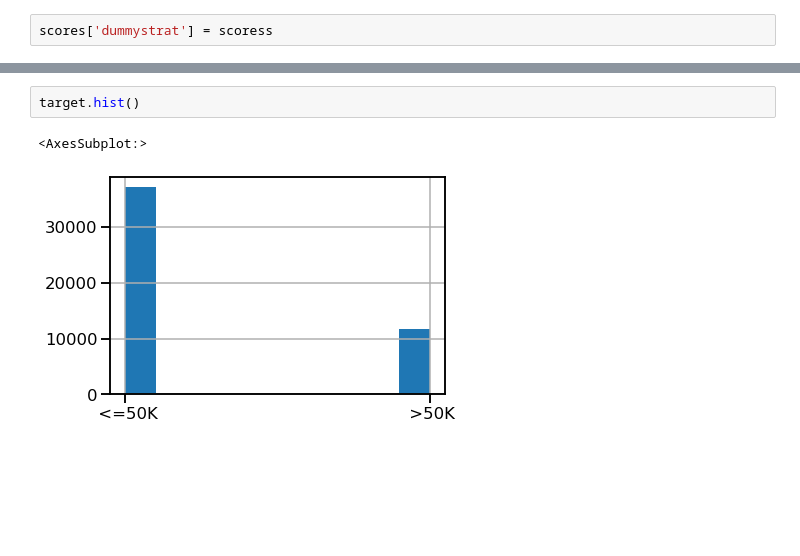
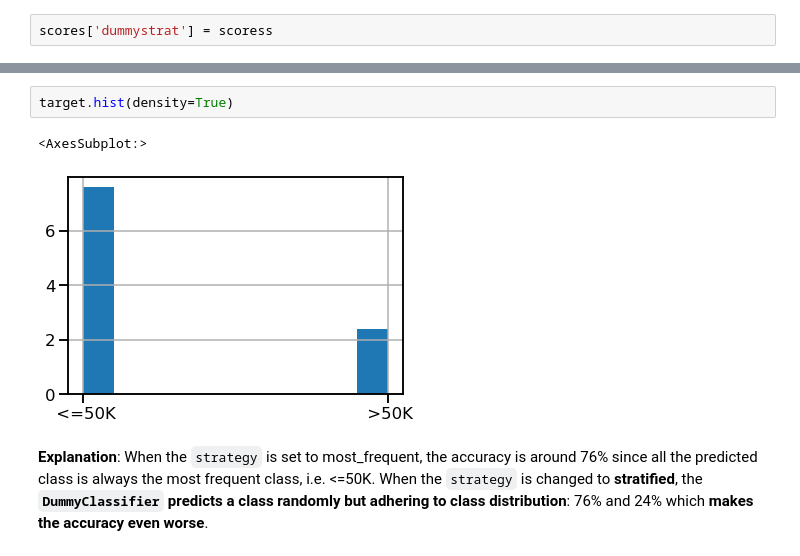
Before and after one commit to szalmaf/Machine-Learning-in-Python-with-scikit-learn, a Jupyter notebook: 0702_Exercise_M7.01_cross_validation_chance_dummy_logistic.ipynb, the cells around one changed output, grey strips where cells are left out. Saved outputs shown, nothing was run; the diff lists cells and outputs as text; blank space fills up the shorter version.

Commit message:
Add explanation to DummyClassifier becoming worse

```diff
--- a/0702_Exercise_M7.01_cross_validation_chance_dummy_logistic.ipynb
+++ b/0702_Exercise_M7.01_cross_validation_chance_dummy_logistic.ipynb
@@ -175,5 +175,7 @@ scores.plot.hist(bins=30, alpha=0.7)
 # %%
-target.hist()
+target.hist(density=True)
 # %% [output]
 <AxesSubplot:>
-[figure, old version]
+[figure, new version]
+# %% [markdown]
+**Explanation**: When the `strategy` is set to most_frequent, the accuracy is around 76% since all the predicted class is always the most frequent class, i.e. <=50K. When the `strategy` is changed to **stratified**, the **`DummyClassifier` predicts a class randomly but adhering to class distribution**: 76% and 24% which **makes the accuracy even worse**.
```
Also changed, not shown: parts of 6 cells of this notebook.
